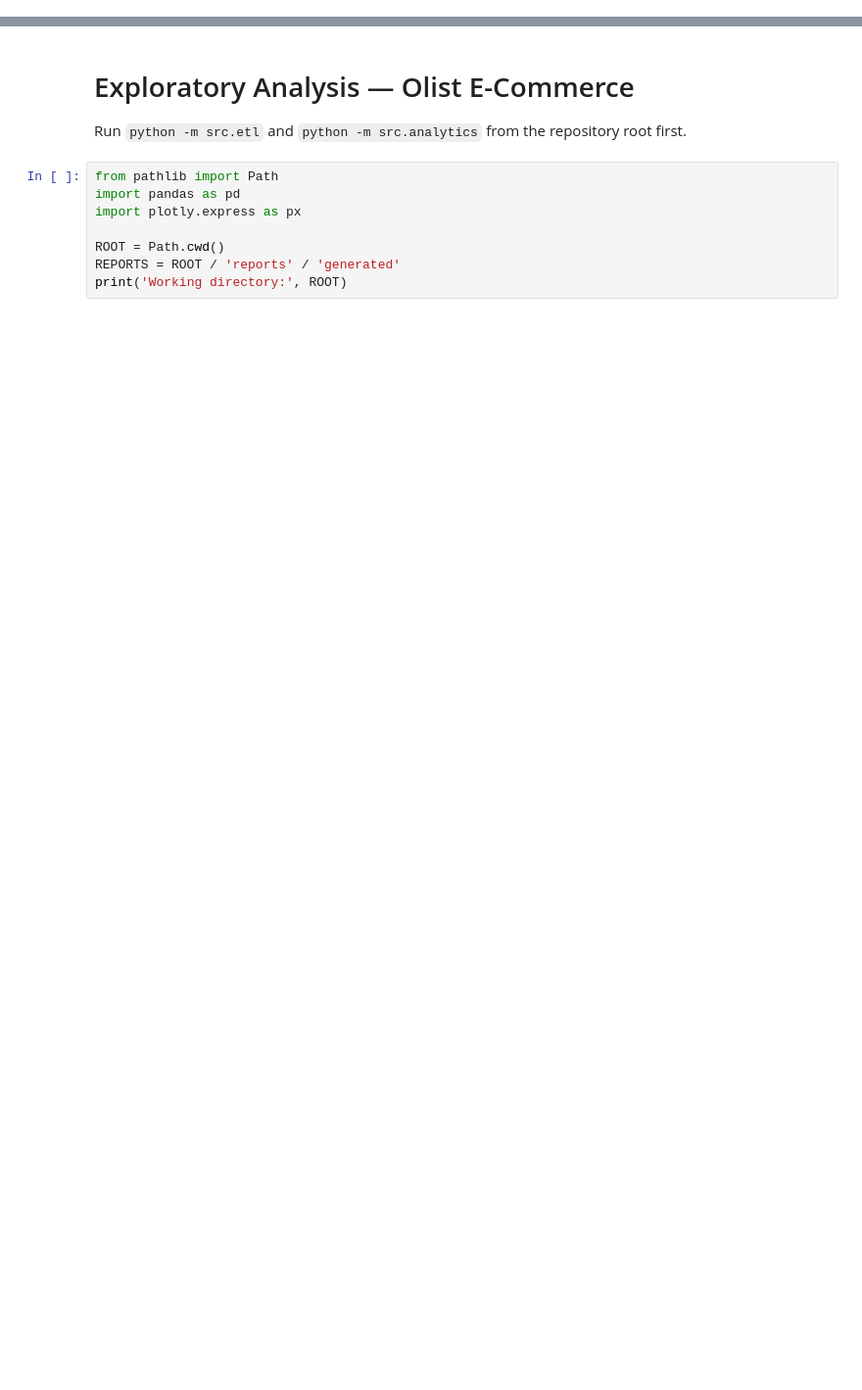
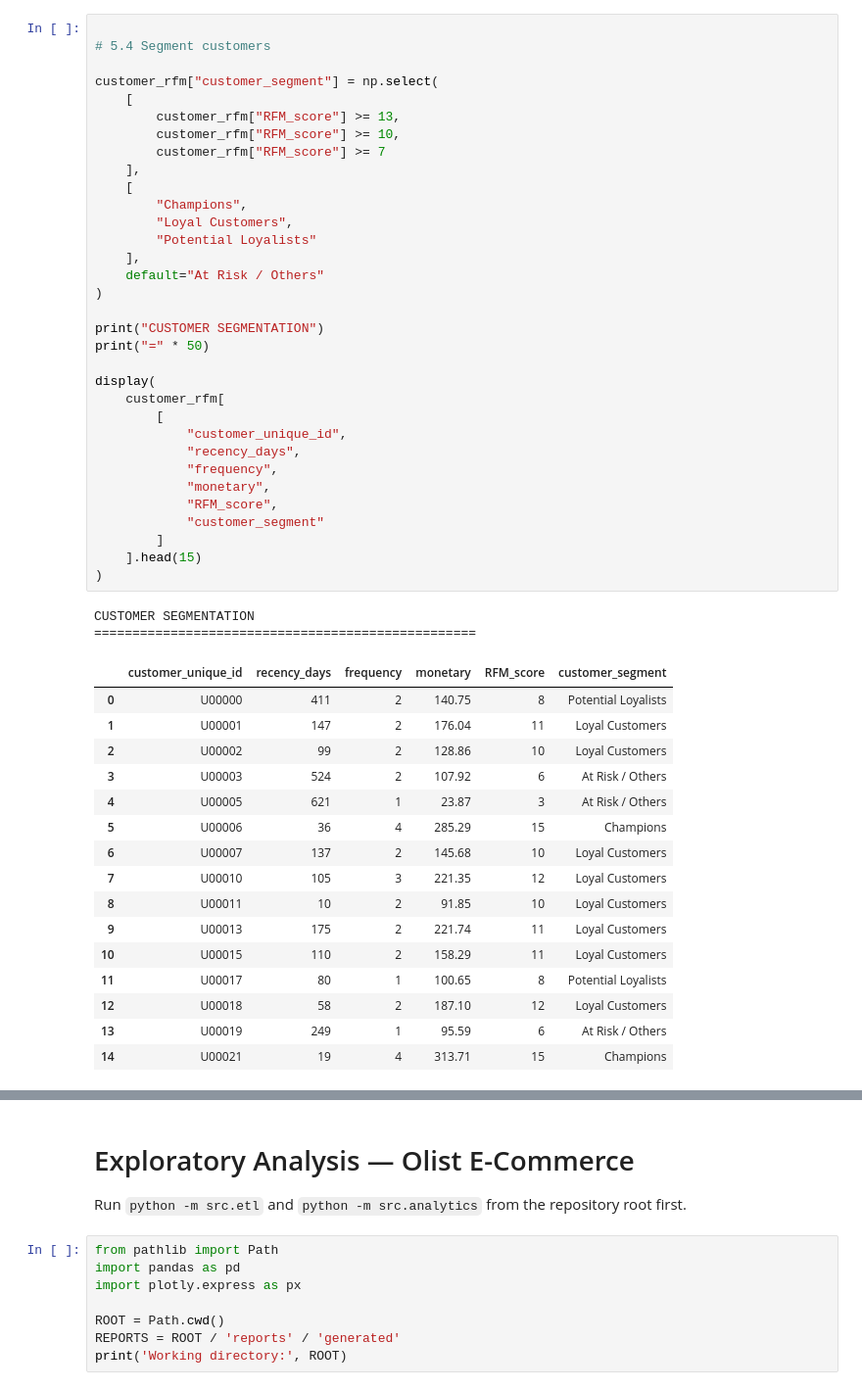
Before and after one commit to Fariha12t/ecommerce-customer-revenue-intelligence, a Jupyter notebook: notebooks/exploratory_analysis.ipynb, the cells around one changed output, grey strips where cells are left out. Shown at 98% size. Cells and saved outputs as stored; diff of their text form; blank space fills up the shorter version.

```diff
--- a/notebooks/exploratory_analysis.ipynb
+++ b/notebooks/exploratory_analysis.ipynb
@@ -0,0 +607,52 @@
+# %%
+
+# 5.4 Segment customers
+
+customer_rfm["customer_segment"] = np.select(
+    [
+        customer_rfm["RFM_score"] >= 13,
+        customer_rfm["RFM_score"] >= 10,
+        customer_rfm["RFM_score"] >= 7
+    ],
+    [
+        "Champions",
+        "Loyal Customers",
+        "Potential Loyalists"
+    ],
+    default="At Risk / Others"
+)
+
+print("CUSTOMER SEGMENTATION")
+print("=" * 50)
+
+display(
+    customer_rfm[
+        [
+            "customer_unique_id",
+            "recency_days",
+            "frequency",
+            "monetary",
+            "RFM_score",
+            "customer_segment"
+        ]
+    ].head(15)
+)
+# %% [output]
+CUSTOMER SEGMENTATION
+==================================================
+|  | customer_unique_id | recency_days | frequency | monetary | RFM_score | customer_segment |
+| 0 | U00000 | 411 | 2 | 140.75 | 8 | Potential Loyalists |
+| 1 | U00001 | 147 | 2 | 176.04 | 11 | Loyal Customers |
+| 2 | U00002 | 99 | 2 | 128.86 | 10 | Loyal Customers |
+| 3 | U00003 | 524 | 2 | 107.92 | 6 | At Risk / Others |
+| 4 | U00005 | 621 | 1 | 23.87 | 3 | At Risk / Others |
+| 5 | U00006 | 36 | 4 | 285.29 | 15 | Champions |
+| 6 | U00007 | 137 | 2 | 145.68 | 10 | Loyal Customers |
+| 7 | U00010 | 105 | 3 | 221.35 | 12 | Loyal Customers |
+| 8 | U00011 | 10 | 2 | 91.85 | 10 | Loyal Customers |
+| 9 | U00013 | 175 | 2 | 221.74 | 11 | Loyal Customers |
+| 10 | U00015 | 110 | 2 | 158.29 | 11 | Loyal Customers |
+| 11 | U00017 | 80 | 1 | 100.65 | 8 | Potential Loyalists |
+| 12 | U00018 | 58 | 2 | 187.10 | 12 | Loyal Customers |
+| 13 | U00019 | 249 | 1 | 95.59 | 6 | At Risk / Others |
+| 14 | U00021 | 19 | 4 | 313.71 | 15 | Champions |
```
Also changed, not shown: parts of 25 cells of this notebook, 1 other file.
